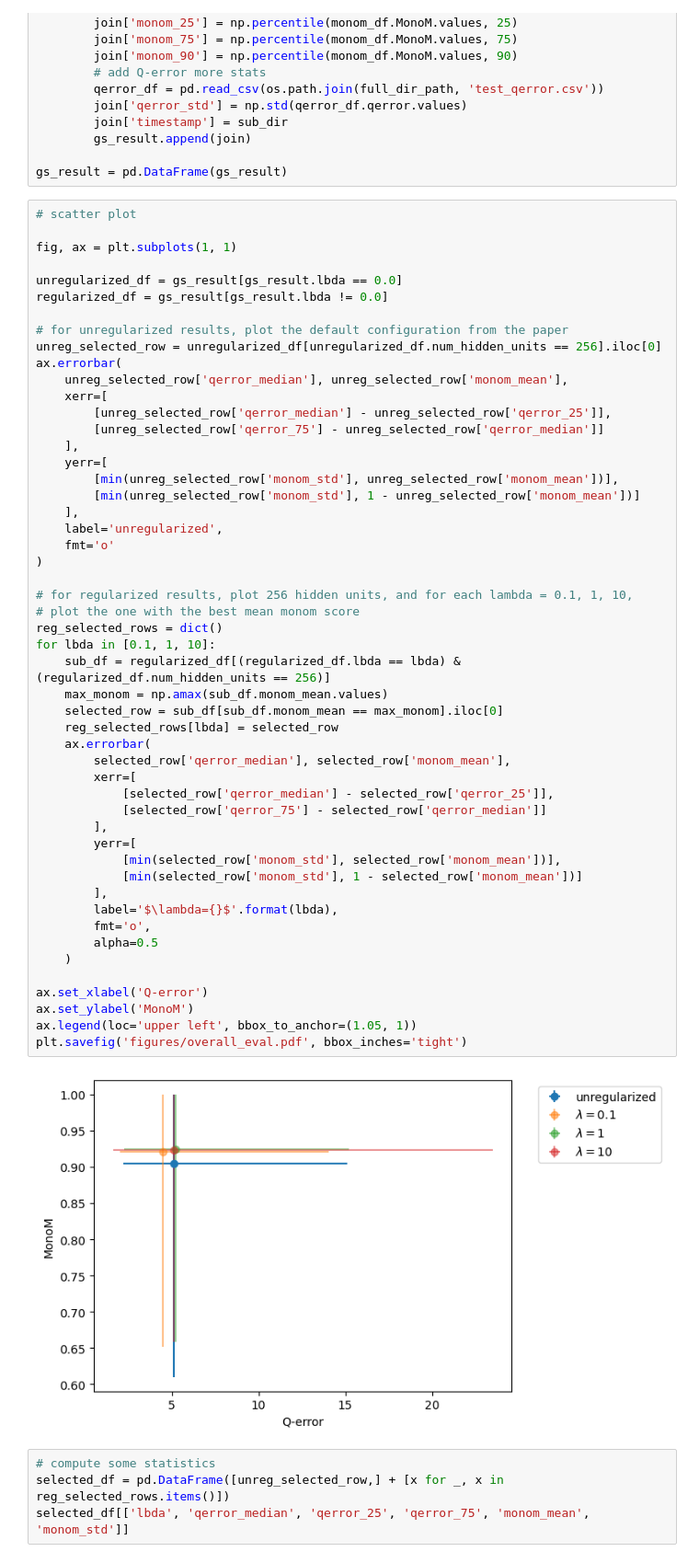
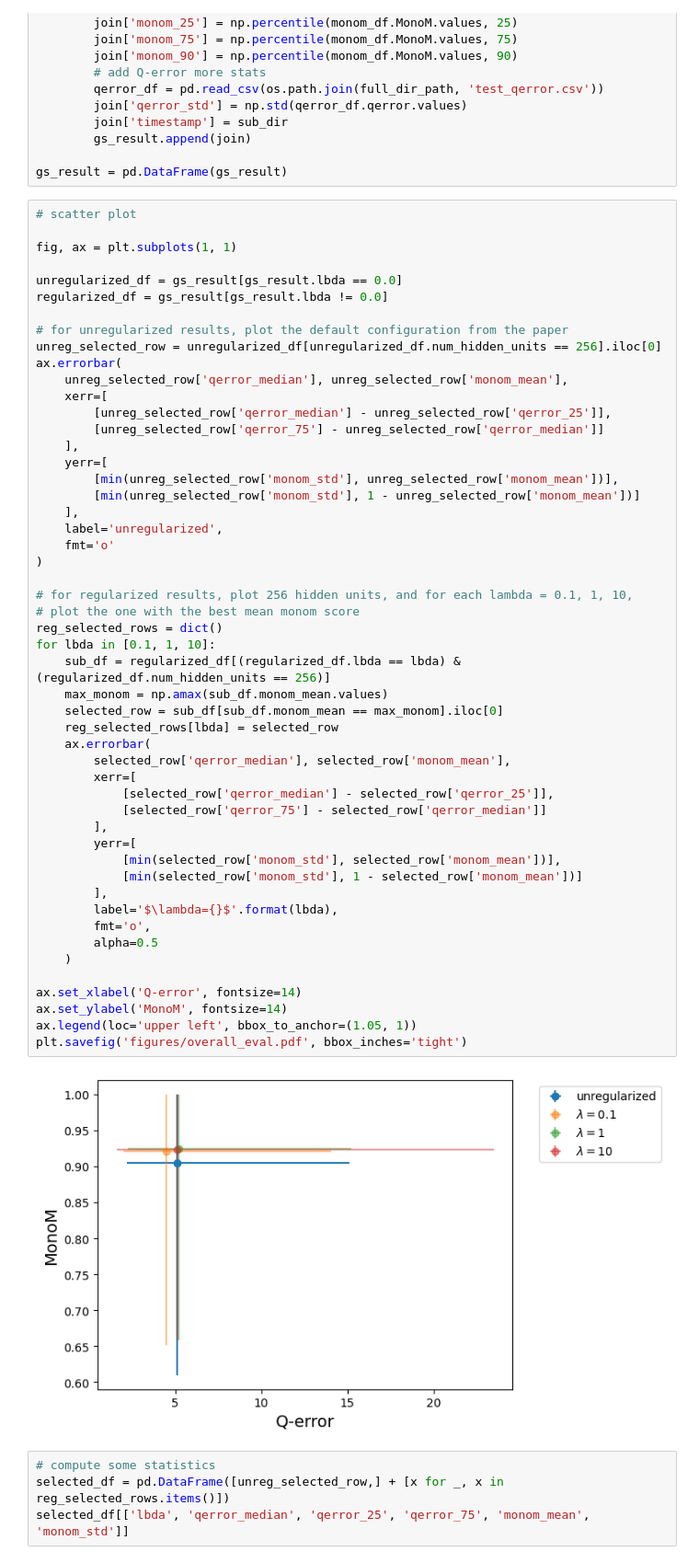
Before and after one commit to agil27/RegCard, a Jupyter notebook: result_analysis.ipynb, the cells around one changed output. Shown at 92% size. Cells and saved outputs as stored; diff of their text form.

Commit message:
add more figures

```diff
--- a/result_analysis.ipynb
+++ b/result_analysis.ipynb
@@ -109,36 +109,36 @@ ax.errorbar(
     label='unregularized',
     fmt='o'
 )
 
 # for regularized results, plot 256 hidden units, and for each lambda = 0.1, 1, 10,
 # plot the one with the best mean monom score
 reg_selected_rows = dict()
 for lbda in [0.1, 1, 10]:
     sub_df = regularized_df[(regularized_df.lbda == lbda) & (regularized_df.num_hidden_units == 256)]
     max_monom = np.amax(sub_df.monom_mean.values)
     selected_row = sub_df[sub_df.monom_mean == max_monom].iloc[0]
     reg_selected_rows[lbda] = selected_row
     ax.errorbar(
         selected_row['qerror_median'], selected_row['monom_mean'],
         xerr=[
             [selected_row['qerror_median'] - selected_row['qerror_25']],
             [selected_row['qerror_75'] - selected_row['qerror_median']]
         ],
         yerr=[
             [min(selected_row['monom_std'], selected_row['monom_mean'])],
             [min(selected_row['monom_std'], 1 - selected_row['monom_mean'])]
         ],
         label='$\lambda={}$'.format(lbda),
         fmt='o',
         alpha=0.5
     )
 
-ax.set_xlabel('Q-error')
-ax.set_ylabel('MonoM')
+ax.set_xlabel('Q-error', fontsize=14)
+ax.set_ylabel('MonoM', fontsize=14)
 ax.legend(loc='upper left', bbox_to_anchor=(1.05, 1))
 plt.savefig('figures/overall_eval.pdf', bbox_inches='tight')
 # %% [output]
-[figure, old version]
+[figure, new version]
 # %%
 # compute some statistics
 selected_df = pd.DataFrame([unreg_selected_row,] + [x for _, x in reg_selected_rows.items()])
```
Also changed, not shown: parts of 3 cells of this notebook, 4 other files.
